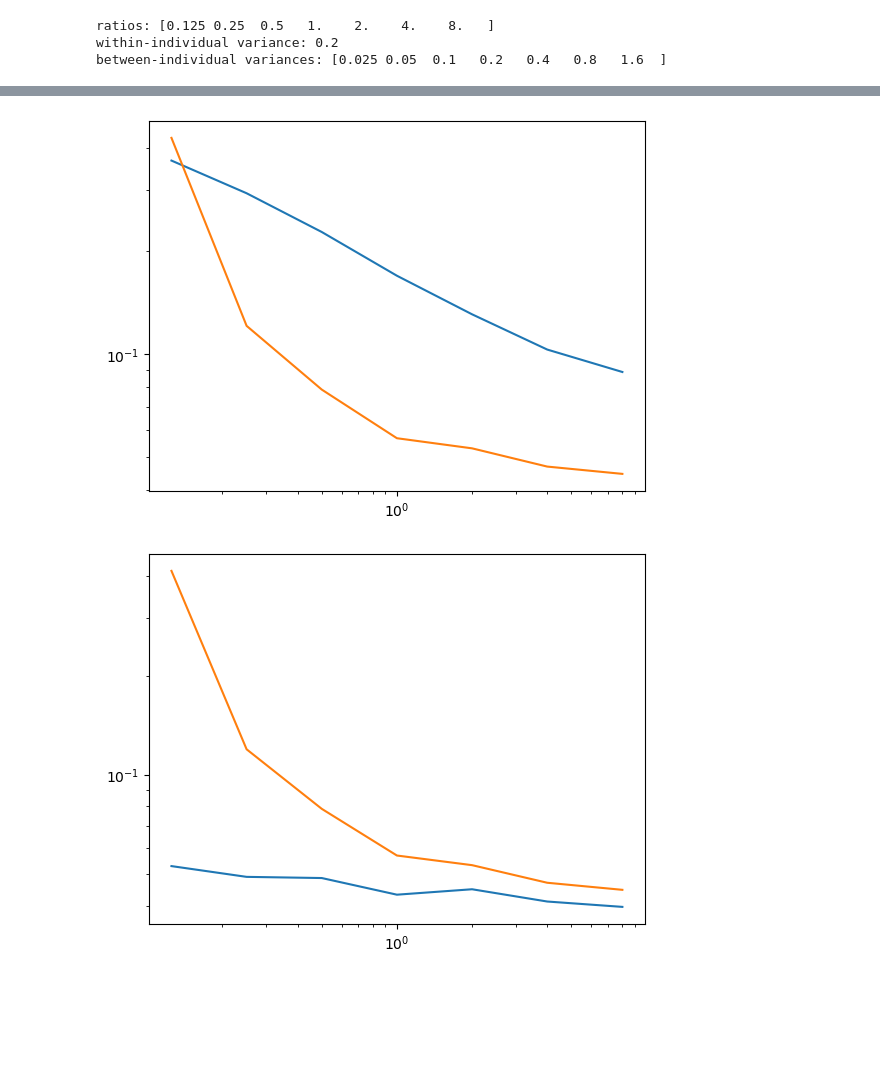
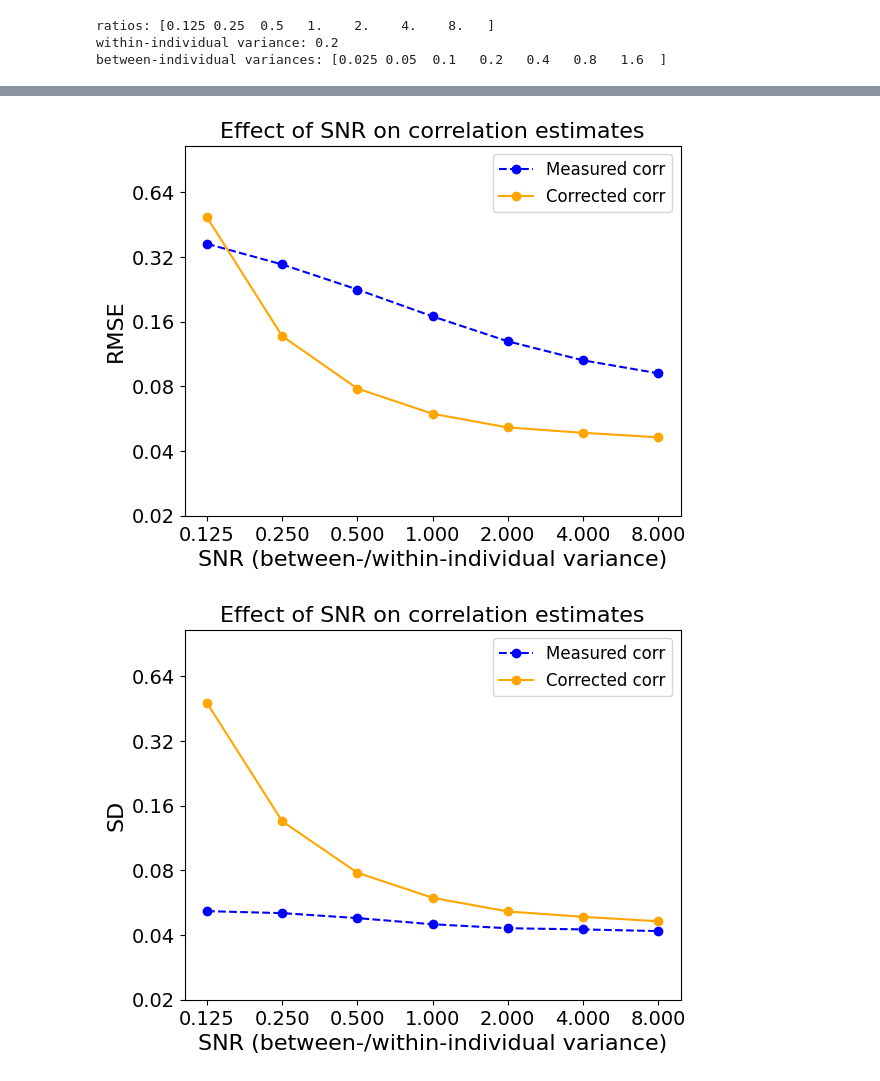
Before and after one commit to fh986/crowding-individual-difference, a Jupyter notebook: simulation_noiseCorrection_crowdingReading_testVariances.ipynb, the cells around one changed output, grey strips where cells are left out. Drawn from its saved outputs; the diff is of its cells as text; code cells hidden in the pictures; blank space fills up the shorter version.

Commit message:
updated ratio plots

```diff
--- a/simulation_noiseCorrection_crowdingReading_testVariances.ipynb
+++ b/simulation_noiseCorrection_crowdingReading_testVariances.ipynb
@@ -714,18 +705,68 @@ done with n_samples = 320
 # %%
 plt.figure()
-plt.plot(ratios,rmse_measured_mtx)
-plt.plot(ratios,rmse_corrected_mtx)
+plt.plot(ratios,rmse_measured_mtx, 'o--', color='blue', label='Measured corr')
+plt.plot(ratios,rmse_corrected_mtx, 'o-', color='orange', label='Corrected corr')
+
+# Formatting
+plt.title('Effect of SNR on correlation estimates', fontsize=16)
+plt.legend(fontsize='large')
+
+plt.xlabel('SNR (between-/within-individual variance)', fontsize=16)
 plt.xscale('log')
+plt.xticks(ratios, size=14)
+ax = plt.gca()
+ax.xaxis.set_major_formatter(ticker.ScalarFormatter())
+ax.xaxis.get_major_formatter().set_scientific(False)
+ax.xaxis.get_major_formatter().set_useOffset(False)
+plt.gca().xaxis.set_minor_locator(plt.NullLocator())
+
+plt.ylabel('RMSE', fontsize=16)
 plt.yscale('log')
+ylims = [0.02, 1.05]
+plt.ylim(ylims)
+n_ticks = 6
+y_ticks = np.array([ylims[0] * (2 ** ii) for ii in range(n_ticks)])
+plt.yticks(y_ticks, size=14)
+ax.yaxis.set_major_formatter(ticker.ScalarFormatter())
+ax.yaxis.get_major_formatter().set_scientific(False)
+ax.yaxis.get_major_formatter().set_useOffset(False)
+plt.gca().yaxis.set_minor_locator(plt.NullLocator())
+
+plt.show()
 # %% [output]
-[figure, old version]
+[figure, new version]
 # %%
 plt.figure()
-plt.plot(ratios,sd_measured_mtx)
-plt.plot(ratios,sd_corrected_mtx)
+plt.plot(ratios,sd_measured_mtx, 'o--', color='blue', label='Measured corr')
+plt.plot(ratios,sd_corrected_mtx, 'o-', color='orange', label='Corrected corr')
+
+# Formatting
+plt.title('Effect of SNR on correlation estimates', fontsize=16)
+plt.legend(fontsize='large')
+
+plt.xlabel('SNR (between-/within-individual variance)', fontsize=16)
 plt.xscale('log')
+plt.xticks(ratios, size=14)
+ax = plt.gca()
+ax.xaxis.set_major_formatter(ticker.ScalarFormatter())
+ax.xaxis.get_major_formatter().set_scientific(False)
+ax.xaxis.get_major_formatter().set_useOffset(False)
+plt.gca().xaxis.set_minor_locator(plt.NullLocator())
+
+plt.ylabel('SD', fontsize=16)
 plt.yscale('log')
+ylims = [0.02, 1.05]
+plt.ylim(ylims)
+n_ticks = 6
+y_ticks = np.array([ylims[0] * (2 ** ii) for ii in range(n_ticks)])
+plt.yticks(y_ticks, size=14)
+ax.yaxis.set_major_formatter(ticker.ScalarFormatter())
+ax.yaxis.get_major_formatter().set_scientific(False)
+ax.yaxis.get_major_formatter().set_useOffset(False)
+plt.gca().yaxis.set_minor_locator(plt.NullLocator())
+
+plt.show()
 # %% [output]
-[figure, old version]
+[figure, new version]
 # %%
 plt.figure()
```
Also changed, not shown: parts of 7 cells of this notebook.
